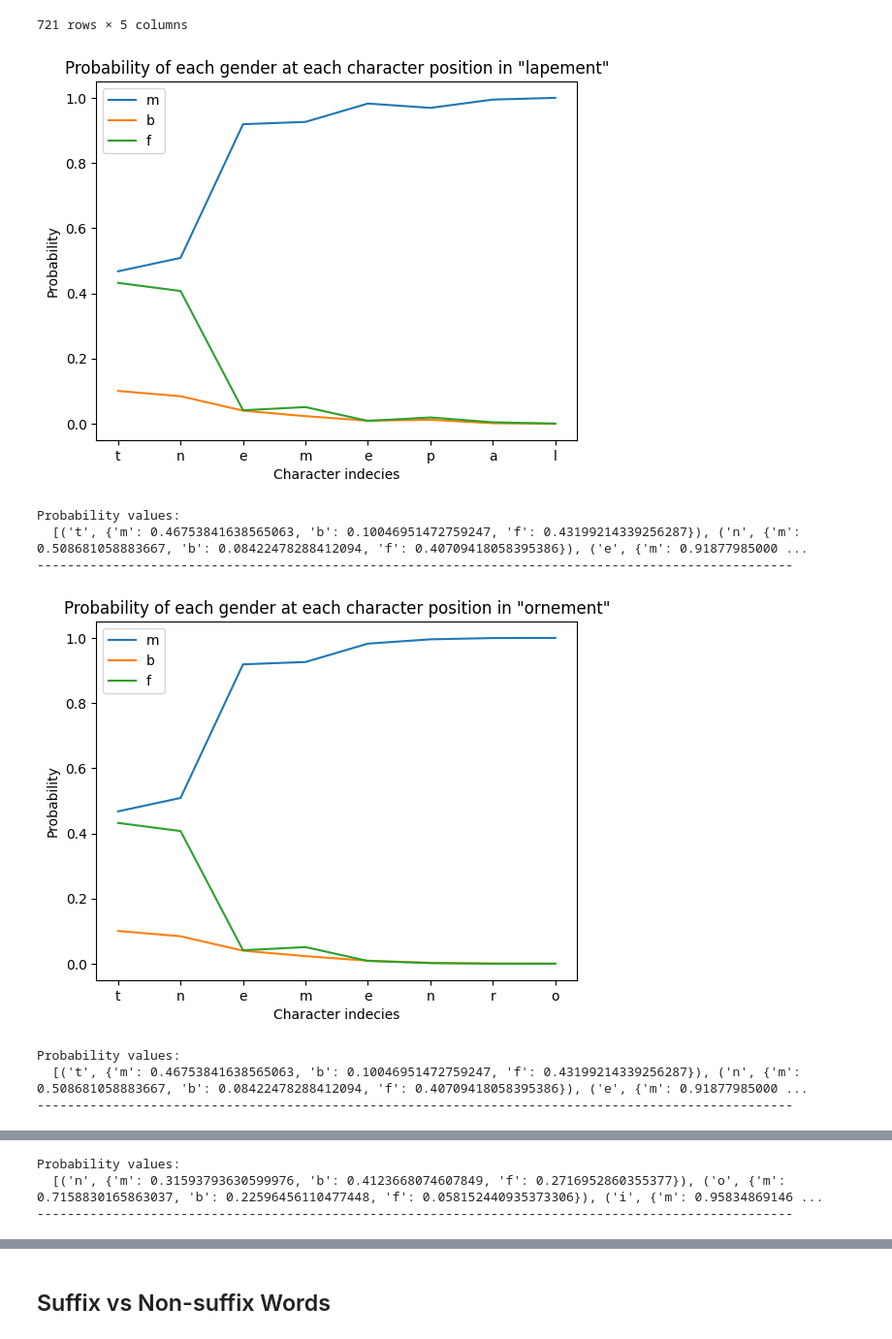
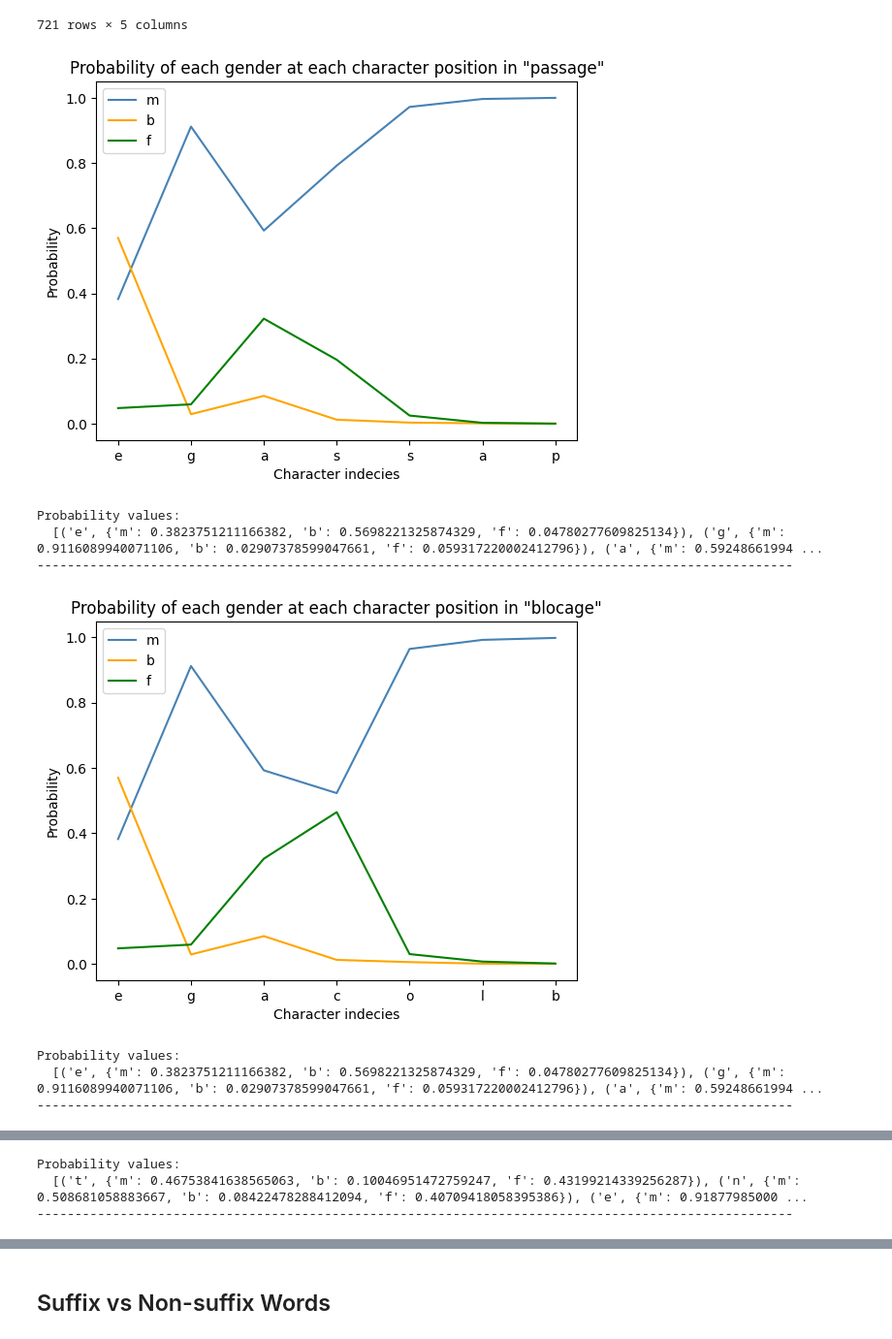
Before and after one commit to obonami/gender_prediction, a Jupyter notebook: src/analysis.ipynb, the cells around one changed output, grey strips where cells are left out. Shown: that part at 97% size. Cells and saved outputs as stored; diff of their text form; code cells hidden in the pictures.

Commit message:
specified specific color for each class in the plots

```diff
--- a/src/analysis.ipynb
+++ b/src/analysis.ipynb
@@ -124,19 +125,23 @@ or3_incorrect
 # [word for word in or3valid_preds['Word'].tolist() if word.endswith('ment')]
 # [word for word in or3valid_preds['Word'].tolist() if word.endswith('tion')]
 # %%
+view_plateau('passage', or3valid_preds)
+print('-' * 100 + '\n')
+view_plateau('blocage', or3valid_preds)
+print('-' * 100 + '\n')
 view_plateau('lapement', or3valid_preds)
 print('-' * 100 + '\n')
 view_plateau('ornement', or3valid_preds)
 print('-' * 100 + '\n')
 view_plateau('tentation', or3valid_preds)
 print('-' * 100 + '\n')
 view_plateau('exemption', or3valid_preds)
 # %% [output]
-[figure, old version]
+[figure, new version]
 Probability values:
-  [('t', {'m': 0.46753841638565063, 'b': 0.10046951472759247, 'f': 0.43199214339256287}), ('n', {'m': 0.508681058883667, 'b': 0.08422478288412094, 'f': 0.40709418058395386}), ('e', {'m': 0.91877985000 ...
+  [('e', {'m': 0.3823751211166382, 'b': 0.5698221325874329, 'f': 0.04780277609825134}), ('g', {'m': 0.9116089940071106, 'b': 0.02907378599047661, 'f': 0.059317220002412796}), ('a', {'m': 0.59248661994 ...
 ----------------------------------------------------------------------------------------------------
-[figure, old version]
+[figure, new version]
 Probability values:
-  [('t', {'m': 0.46753841638565063, 'b': 0.10046951472759247, 'f': 0.43199214339256287}), ('n', {'m': 0.508681058883667, 'b': 0.08422478288412094, 'f': 0.40709418058395386}), ('e', {'m': 0.91877985000 ...
+  [('e', {'m': 0.3823751211166382, 'b': 0.5698221325874329, 'f': 0.04780277609825134}), ('g', {'m': 0.9116089940071106, 'b': 0.02907378599047661, 'f': 0.059317220002412796}), ('a', {'m': 0.59248661994 ...
 ----------------------------------------------------------------------------------------------------
@@ -144,3 +149,3 @@ Probability values:
 Probability values:
-  [('n', {'m': 0.31593793630599976, 'b': 0.4123668074607849, 'f': 0.2716952860355377}), ('o', {'m': 0.7158830165863037, 'b': 0.22596456110477448, 'f': 0.058152440935373306}), ('i', {'m': 0.95834869146 ...
+  [('t', {'m': 0.46753841638565063, 'b': 0.10046951472759247, 'f': 0.43199214339256287}), ('n', {'m': 0.508681058883667, 'b': 0.08422478288412094, 'f': 0.40709418058395386}), ('e', {'m': 0.91877985000 ...
 ----------------------------------------------------------------------------------------------------
```
Also changed, not shown: parts of 4 cells of this notebook, 1 other file.
